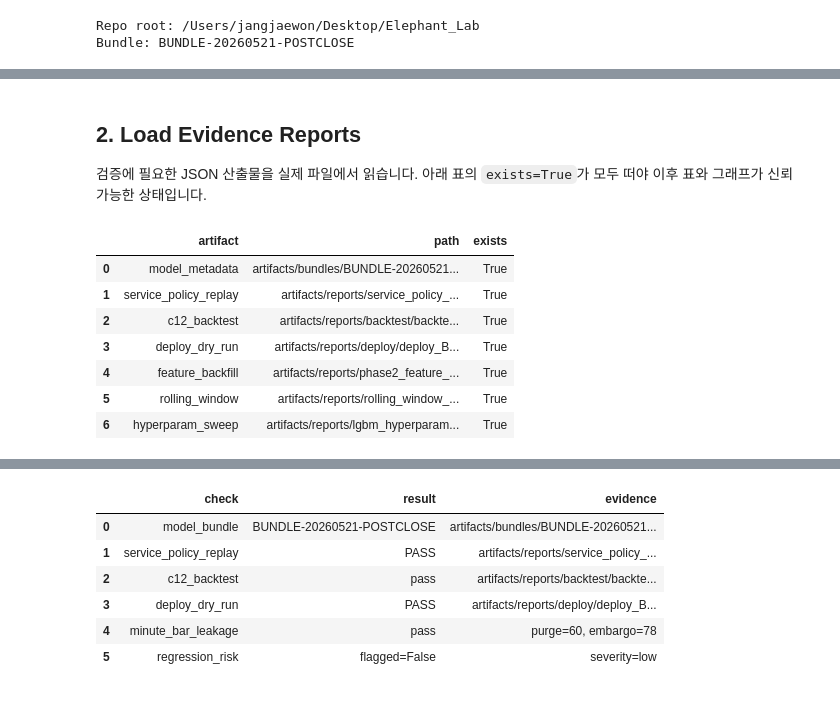
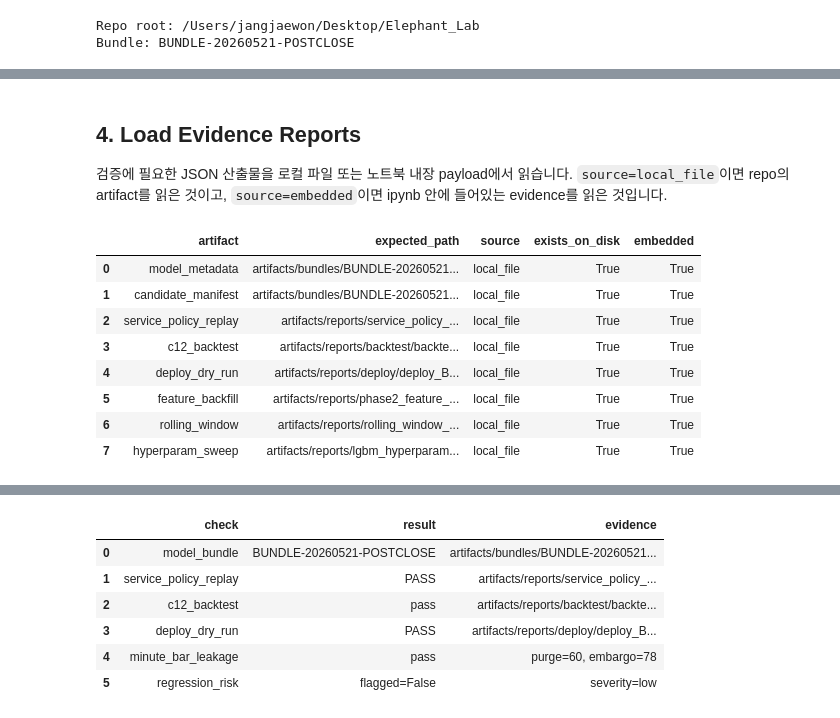
Before and after one commit to Jang1J/Flephant, a Jupyter notebook: new/docs/meetings/20260522_model_performance_validation.ipynb, the cells around one changed output, grey strips where cells are left out. Cells and saved outputs as stored; diff of their text form; code cells hidden in the pictures.

```diff
--- a/new/docs/meetings/20260522_model_performance_validation.ipynb
+++ b/new/docs/meetings/20260522_model_performance_validation.ipynb
@@ -65,39 +162,53 @@ Bundle: BUNDLE-20260521-POSTCLOSE
 # %% [markdown]
-## 2. Load Evidence Reports
+## 4. Load Evidence Reports
 
-검증에 필요한 JSON 산출물을 실제 파일에서 읽습니다. 아래 표의 `exists=True`가 모두 떠야 이후 표와 그래프가 신뢰 가능한 상태입니다.
+검증에 필요한 JSON 산출물을 로컬 파일 또는 노트북 내장 payload에서 읽습니다. `source=local_file`이면 repo의 artifact를 읽은 것이고, `source=embedded`이면 ipynb 안에 들어있는 evidence를 읽은 것입니다.
 # %%
-def read_json(path):
-    """Load a JSON report and fail loudly if the expected evidence is missing."""
+def read_json(name, path):
+    """Load JSON from local artifact first; fall back to the notebook-embedded payload."""
     path = Path(path)
-    if not path.exists():
-        raise FileNotFoundError(f'Missing report: {path}')
-    with path.open() as f:
-        return json.load(f)
+    if path.exists():
+        with path.open() as f:
+            return json.load(f), 'local_file'
+    if name in EMBEDDED_JSON:
+        return EMBEDDED_JSON[name], 'embedded'
+    raise FileNotFoundError(f'Missing report and embedded payload: {name} -> {path}')
 
 
 # 이후 셀에서 반복해서 쓰기 쉽도록 report를 이름별 변수로 펼칩니다.
-loaded = {name: read_json(path) for name, path in REPORTS.items()}
+loaded = {}
+evidence_sources = {}
+for name, path in REPORTS.items():
+    loaded[name], evidence_sources[name] = read_json(name, path)
+
 meta = loaded['model_metadata']
+candidate_manifest = loaded['candidate_manifest']
 sp = loaded['service_policy_replay']
 bt = loaded['c12_backtest']
 deploy = loaded['deploy_dry_run']
 feature = loaded['feature_backfill']
 rolling = loaded['rolling_window']
 sweep = loaded['hyperparam_sweep']
 
 # 입력 evidence 자체가 존재하는지 먼저 확인합니다.
 report_df = pd.DataFrame([
-    {'artifact': name, 'path': str(path.relative_to(ROOT)), 'exists': path.exists()}
+    {
+        'artifact': name,
+        'expected_path': display_path(path),
+        'source': evidence_sources[name],
+        'exists_on_disk': Path(path).exists(),
+        'embedded': name in EMBEDDED_JSON,
+    }
     for name, path in REPORTS.items()
 ])
 display(report_df)
 # %% [output]
-|  | artifact | path | exists |
-| 0 | model_metadata | artifacts/bundles/BUNDLE-20260521... | True |
-| 1 | service_policy_replay | artifacts/reports/service_policy_... | True |
-| 2 | c12_backtest | artifacts/reports/backtest/backte... | True |
-| 3 | deploy_dry_run | artifacts/reports/deploy/deploy_B... | True |
-| 4 | feature_backfill | artifacts/reports/phase2_feature_... | True |
-| 5 | rolling_window | artifacts/reports/rolling_window_... | True |
-| 6 | hyperparam_sweep | artifacts/reports/lgbm_hyperparam... | True |
+|  | artifact | expected_path | source | exists_on_disk | embedded |
+| 0 | model_metadata | artifacts/bundles/BUNDLE-20260521... | local_file | True | True |
+| 1 | candidate_manifest | artifacts/bundles/BUNDLE-20260521... | local_file | True | True |
+| 2 | service_policy_replay | artifacts/reports/service_policy_... | local_file | True | True |
+| 3 | c12_backtest | artifacts/reports/backtest/backte... | local_file | True | True |
+| 4 | deploy_dry_run | artifacts/reports/deploy/deploy_B... | local_file | True | True |
+| 5 | feature_backfill | artifacts/reports/phase2_feature_... | local_file | True | True |
+| 6 | rolling_window | artifacts/reports/rolling_window_... | local_file | True | True |
+| 7 | hyperparam_sweep | artifacts/reports/lgbm_hyperparam... | local_file | True | True |
```
Also changed, not shown: parts of 20 cells of this notebook.
